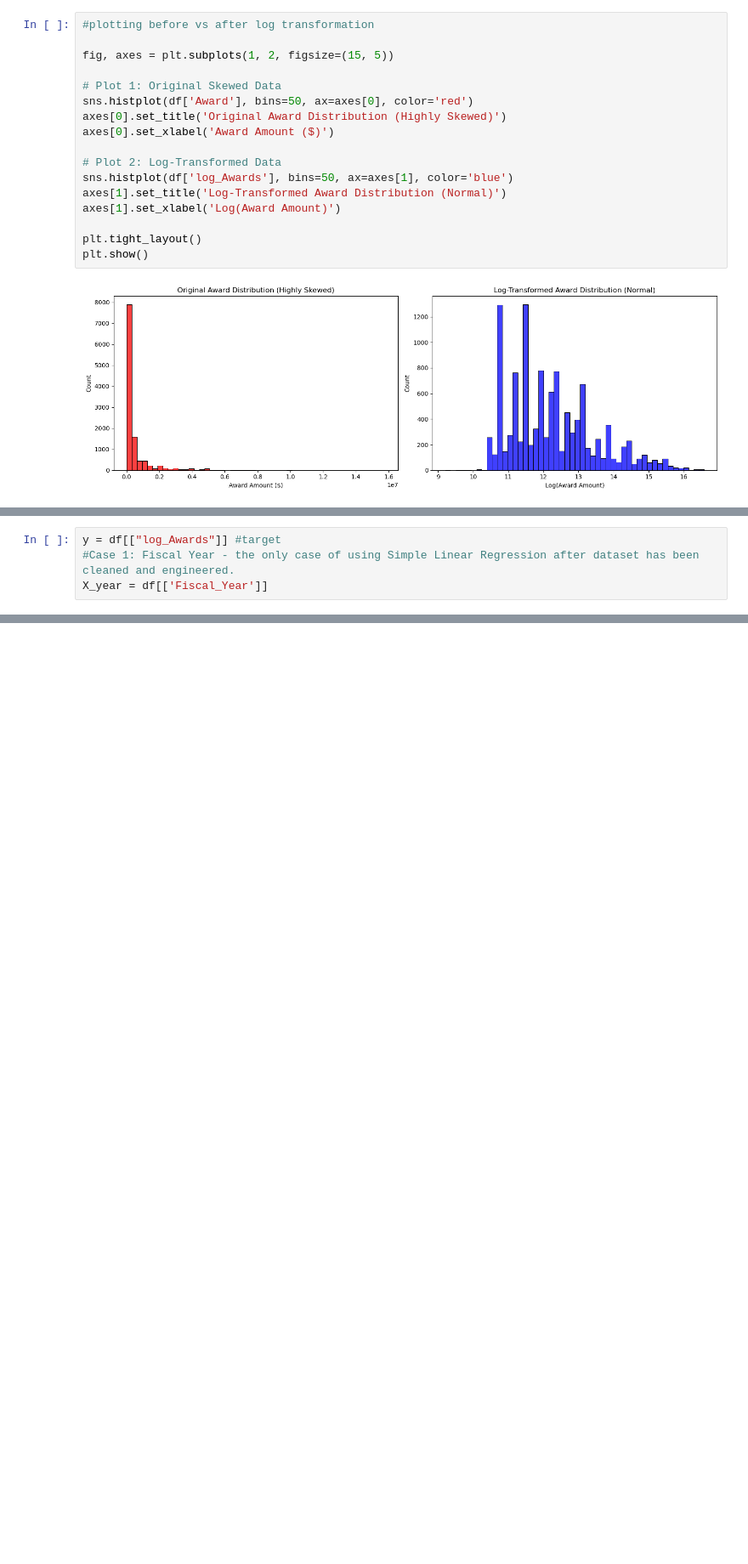
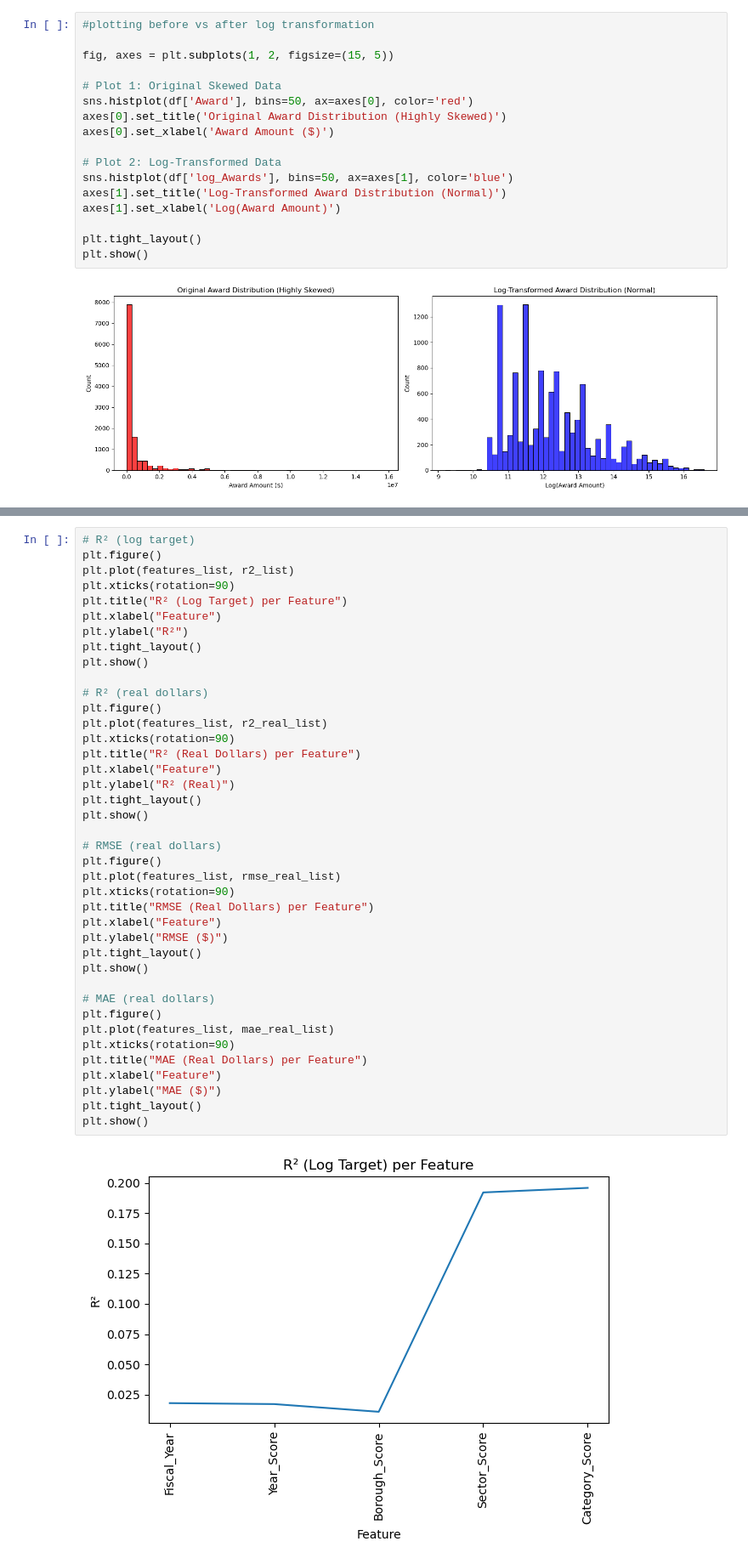
Before and after one commit to powerpetch/ML_project, a Jupyter notebook: reg_note.ipynb, the cells around one changed output, grey strips where cells are left out. Shown at 85% size. Saved outputs shown, nothing was run; the diff lists cells and outputs as text; blank space fills up the shorter version.

Commit message:
regression done

```diff
--- a/reg_note.ipynb
+++ b/reg_note.ipynb
@@ -78,4 +212,0 @@ Either way, the results will be bad...but let's compare anyway!
-# %%
-y = df[["log_Awards"]] #target
-#Case 1: Fiscal Year - the only case of using Simple Linear Regression after dataset has been cleaned and engineered.
-X_year = df[['Fiscal_Year']]
@@ -176,0 +325,42 @@ Using sklearn library:
+# %%
+# R² (log target)
+plt.figure()
+plt.plot(features_list, r2_list)
+plt.xticks(rotation=90)
+plt.title("R² (Log Target) per Feature")
+plt.xlabel("Feature")
+plt.ylabel("R²")
+plt.tight_layout()
+plt.show()
+
+# R² (real dollars)
+plt.figure()
+plt.plot(features_list, r2_real_list)
+plt.xticks(rotation=90)
+plt.title("R² (Real Dollars) per Feature")
+plt.xlabel("Feature")
+plt.ylabel("R² (Real)")
+plt.tight_layout()
+plt.show()
+
+# RMSE (real dollars)
+plt.figure()
+plt.plot(features_list, rmse_real_list)
+plt.xticks(rotation=90)
+plt.title("RMSE (Real Dollars) per Feature")
+plt.xlabel("Feature")
+plt.ylabel("RMSE ($)")
+plt.tight_layout()
+plt.show()
+
+# MAE (real dollars)
+plt.figure()
+plt.plot(features_list, mae_real_list)
+plt.xticks(rotation=90)
+plt.title("MAE (Real Dollars) per Feature")
+plt.xlabel("Feature")
+plt.ylabel("MAE ($)")
+plt.tight_layout()
+plt.show()
+# %% [output]
+[figure, added]
```
Also changed, not shown: parts of 68 cells of this notebook, 3 other files.
